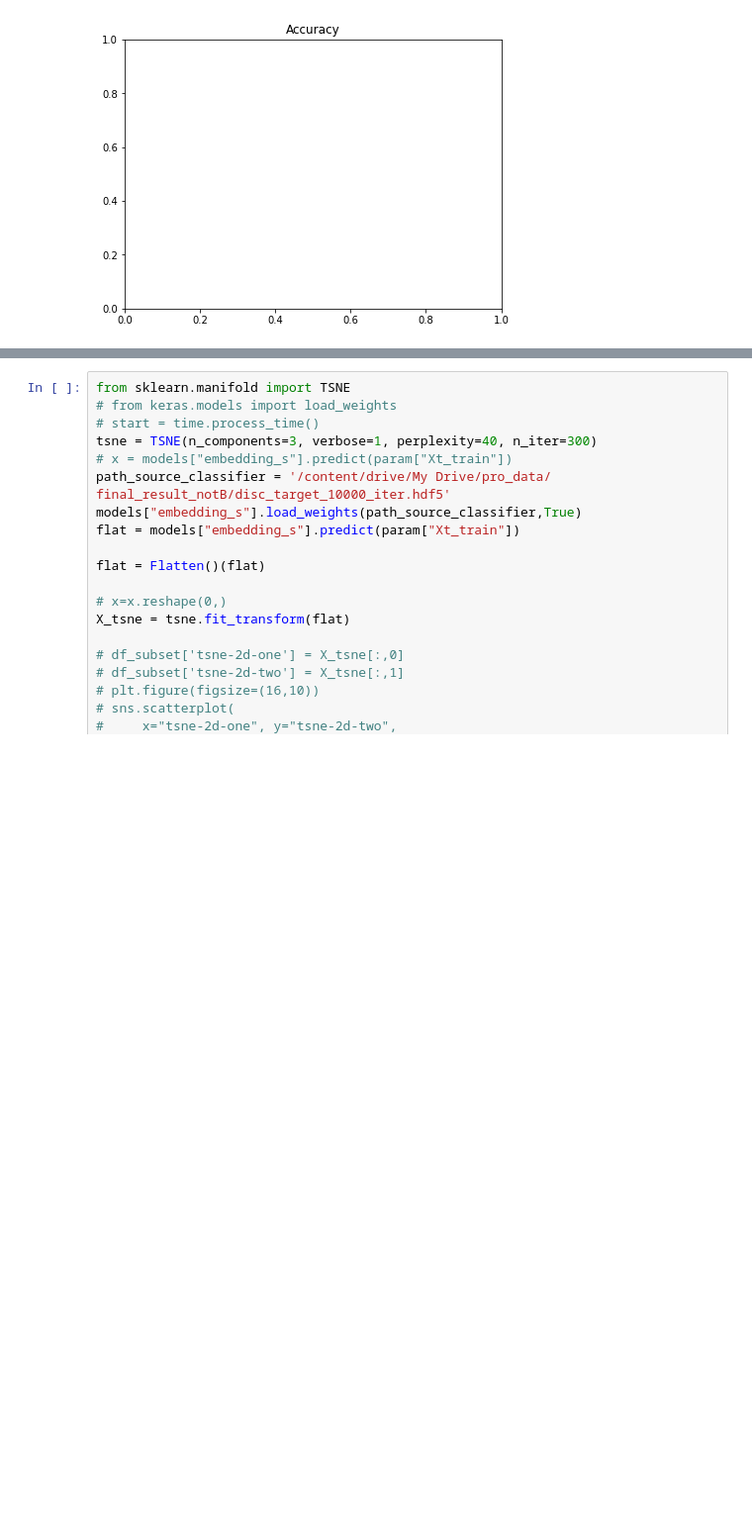
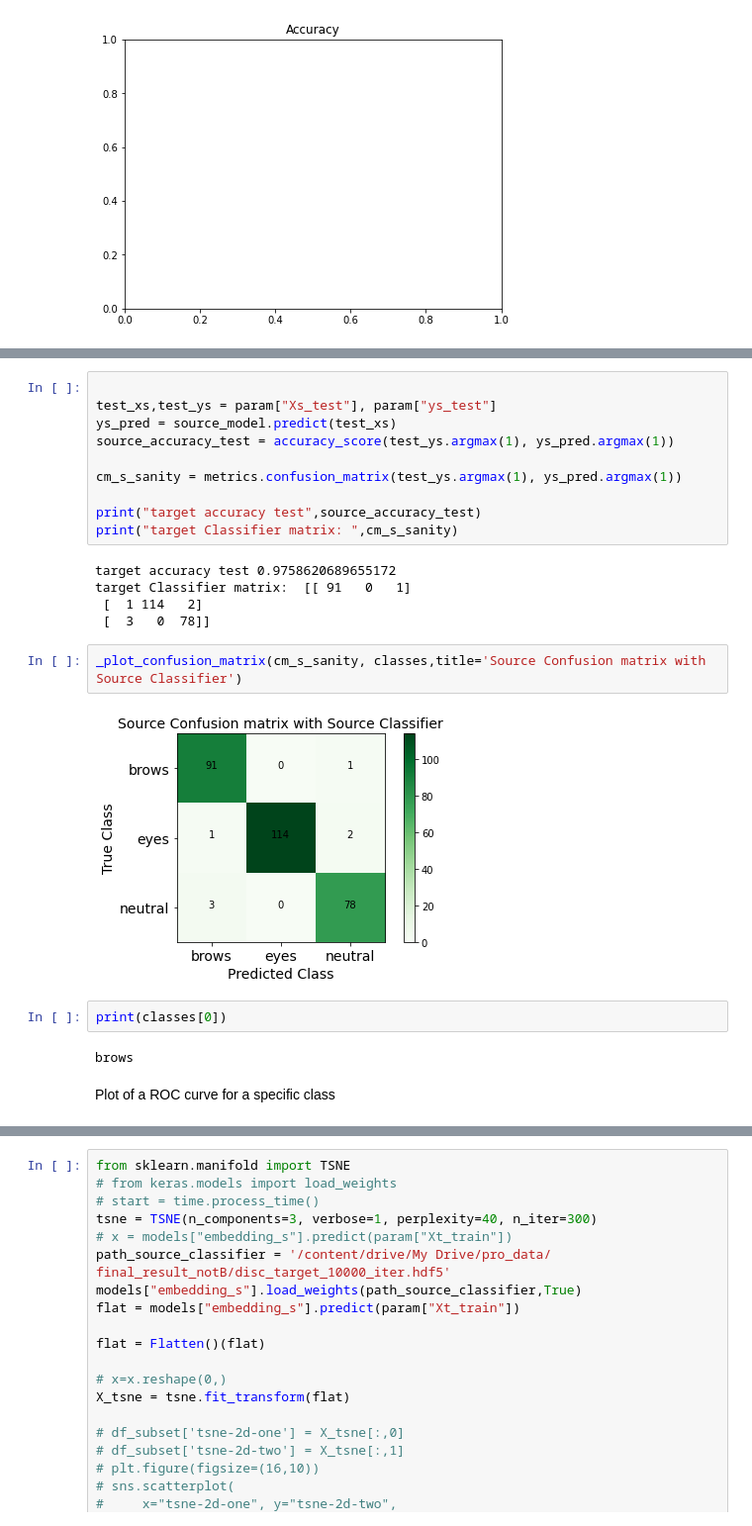
Before and after one commit to Shellyga/Adversarial-Domain-Adaptation-with-Keras, a Jupyter notebook: Final_Version_Adversarial_Domain_Adaptation_with_Keras.ipynb, the cells around one changed output, grey strips where cells are left out. Shown at 99% size. Cells and saved outputs as stored; diff of their text form; blank space fills up the shorter version.

```diff
--- a/Final_Version_Adversarial_Domain_Adaptation_with_Keras.ipynb
+++ b/Final_Version_Adversarial_Domain_Adaptation_with_Keras.ipynb
@@ -1078,0 +1109,25 @@ NameError: ignored
+# %%
+
+test_xs,test_ys = param["Xs_test"], param["ys_test"]
+ys_pred = source_model.predict(test_xs)
+source_accuracy_test = accuracy_score(test_ys.argmax(1), ys_pred.argmax(1))
+
+cm_s_sanity = metrics.confusion_matrix(test_ys.argmax(1), ys_pred.argmax(1))
+
+print("target accuracy test",source_accuracy_test)
+print("target Classifier matrix: ",cm_s_sanity)
+# %% [output]
+target accuracy test 0.9758620689655172
+target Classifier matrix:  [[ 91   0   1]
+ [  1 114   2]
+ [  3   0  78]]
+# %%
+_plot_confusion_matrix(cm_s_sanity, classes,title='Source Confusion matrix with Source Classifier')
+# %% [output]
+[figure, added]
+# %%
+print(classes[0])
+# %% [output]
+brows
+# %% [markdown]
+Plot of a ROC curve for a specific class
```
Also changed, not shown: parts of 11 cells of this notebook.
